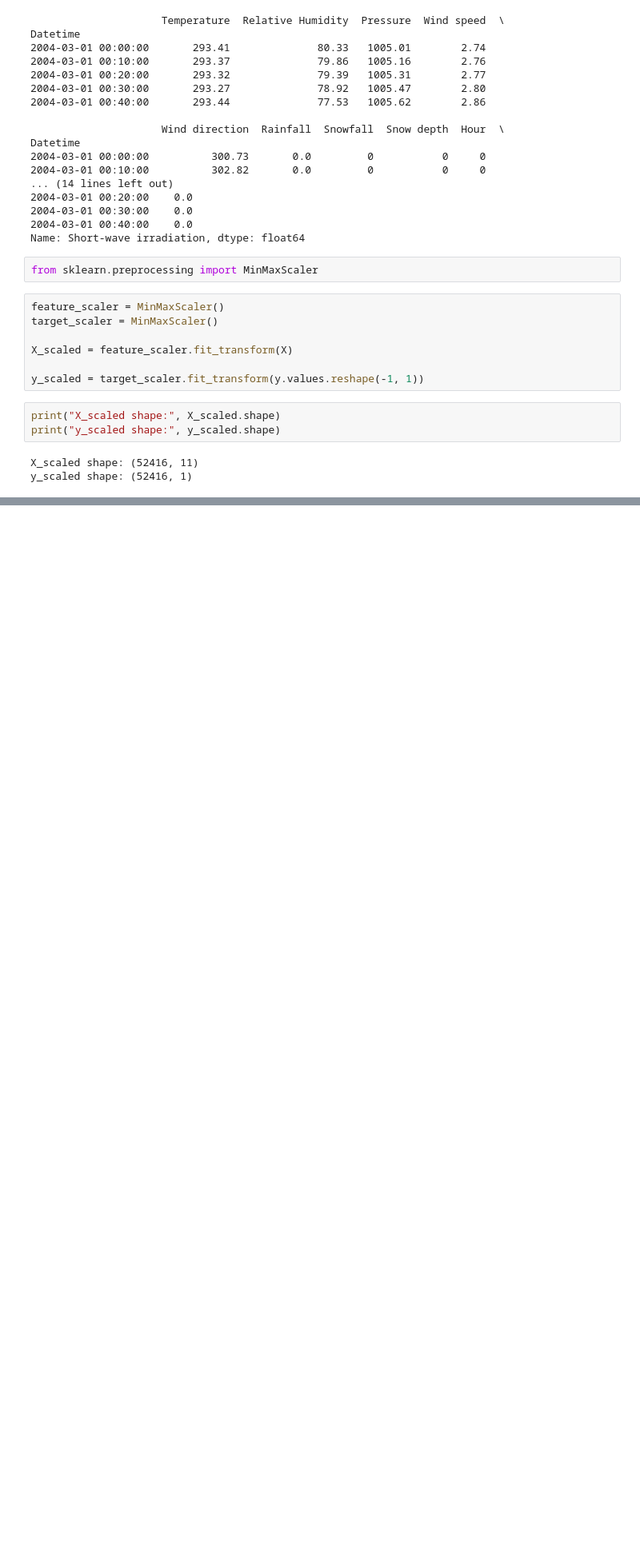
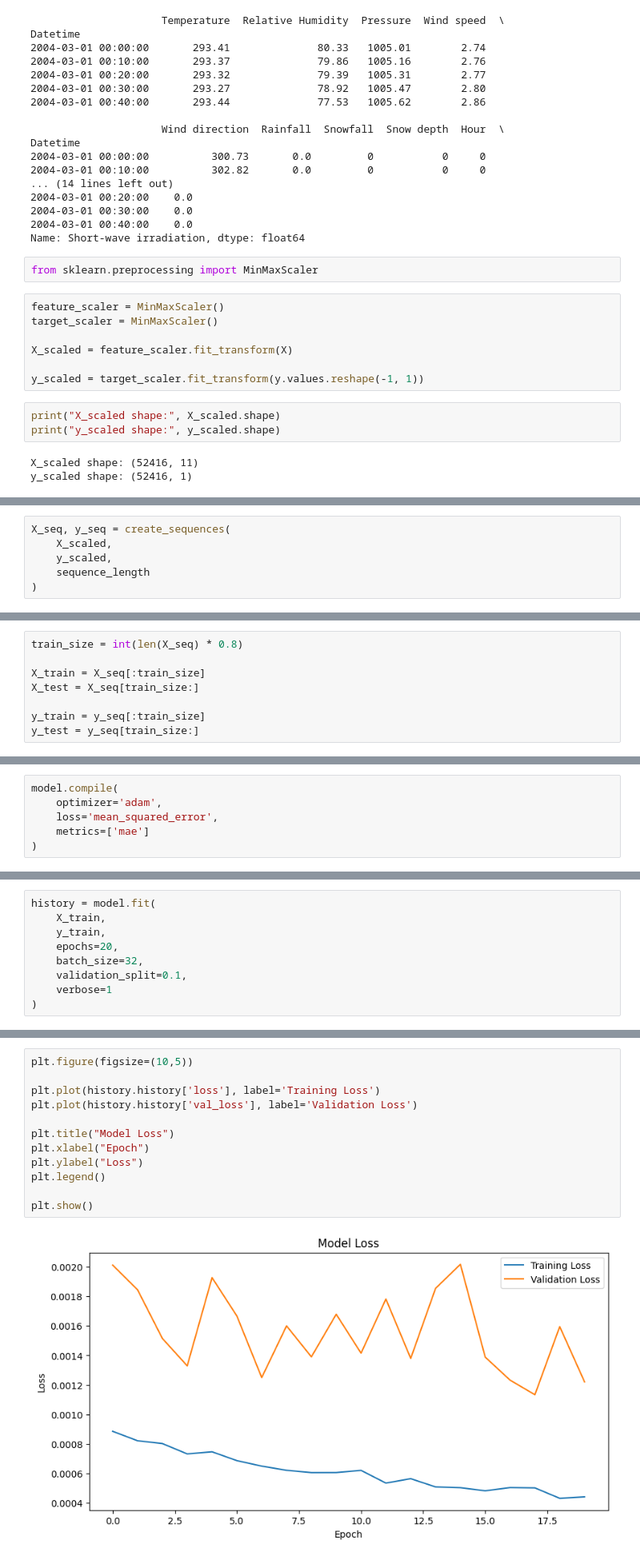
Before and after one commit to jayanth-talasri/Solar-irradiance-forecasting-using-deep-Learning-model-LSTM-, a Jupyter notebook: solar_forecasting.ipynb, the cells around one changed output, grey strips where cells are left out. Shown at 80% size. Saved outputs shown, nothing was run; the diff lists cells and outputs as text; blank space fills up the shorter version.

Commit message:
Built and trained summer LSTM model

```diff
--- a/solar_forecasting.ipynb
+++ b/solar_forecasting.ipynb
@@ -201,0 +221,6 @@ X_scaled.head()
+# %%
+X_seq, y_seq = create_sequences(
+    X_scaled,
+    y_scaled,
+    sequence_length
+)
@@ -201,0 +233,8 @@ X_scaled.head()
+# %%
+train_size = int(len(X_seq) * 0.8)
+
+X_train = X_seq[:train_size]
+X_test = X_seq[train_size:]
+
+y_train = y_seq[:train_size]
+y_test = y_seq[train_size:]
@@ -201,0 +286,6 @@ X_scaled.head()
+# %%
+model.compile(
+    optimizer='adam',
+    loss='mean_squared_error',
+    metrics=['mae']
+)
@@ -201,0 +314,9 @@ X_scaled.head()
+# %%
+history = model.fit(
+    X_train,
+    y_train,
+    epochs=20,
+    batch_size=32,
+    validation_split=0.1,
+    verbose=1
+)
@@ -201,0 +341,14 @@ X_scaled.head()
+# %%
+plt.figure(figsize=(10,5))
+
+plt.plot(history.history['loss'], label='Training Loss')
+plt.plot(history.history['val_loss'], label='Validation Loss')
+
+plt.title("Model Loss")
+plt.xlabel("Epoch")
+plt.ylabel("Loss")
+plt.legend()
+
+plt.show()
+# %% [output]
+[figure, added]
```
Also changed, not shown: parts of 10 cells of this notebook.
